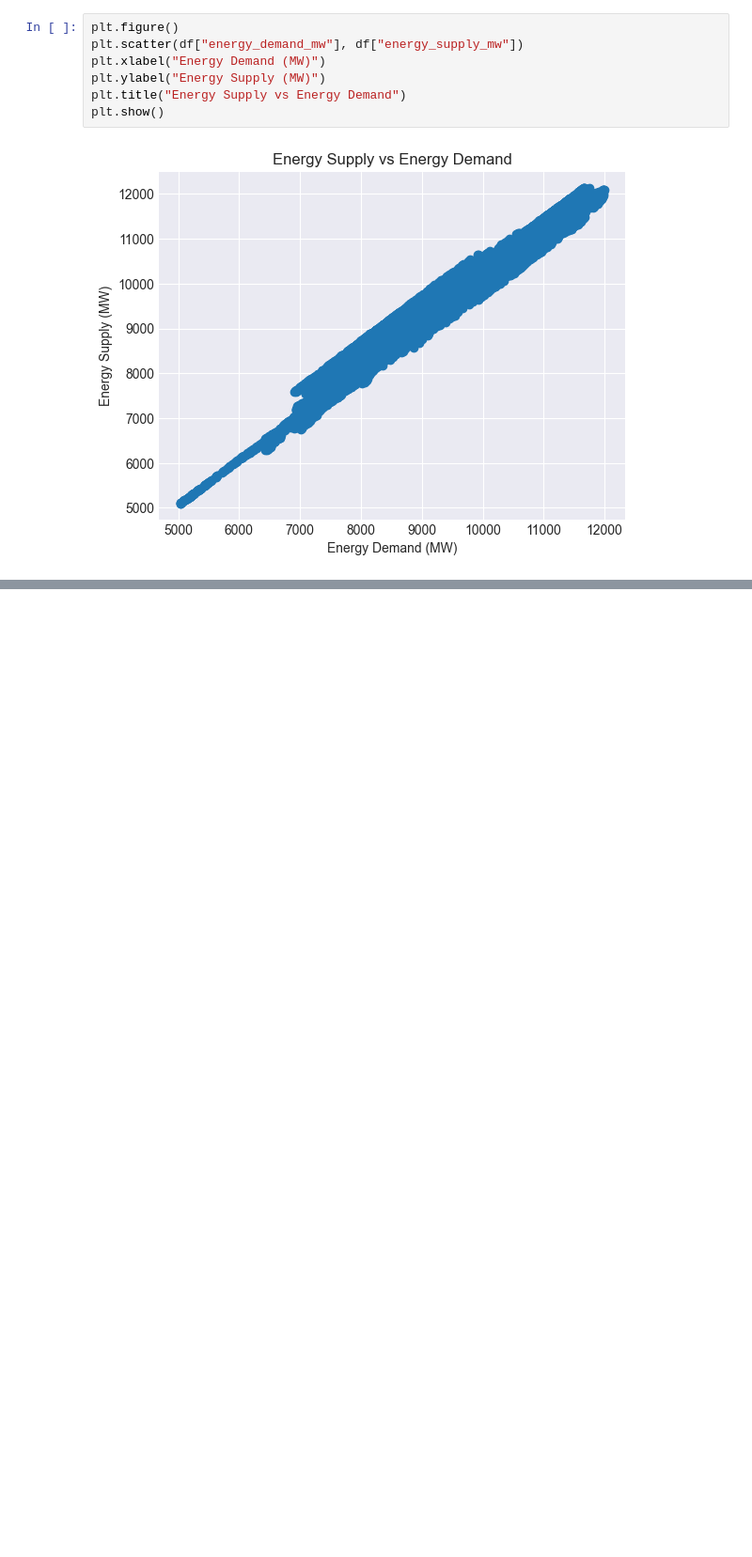
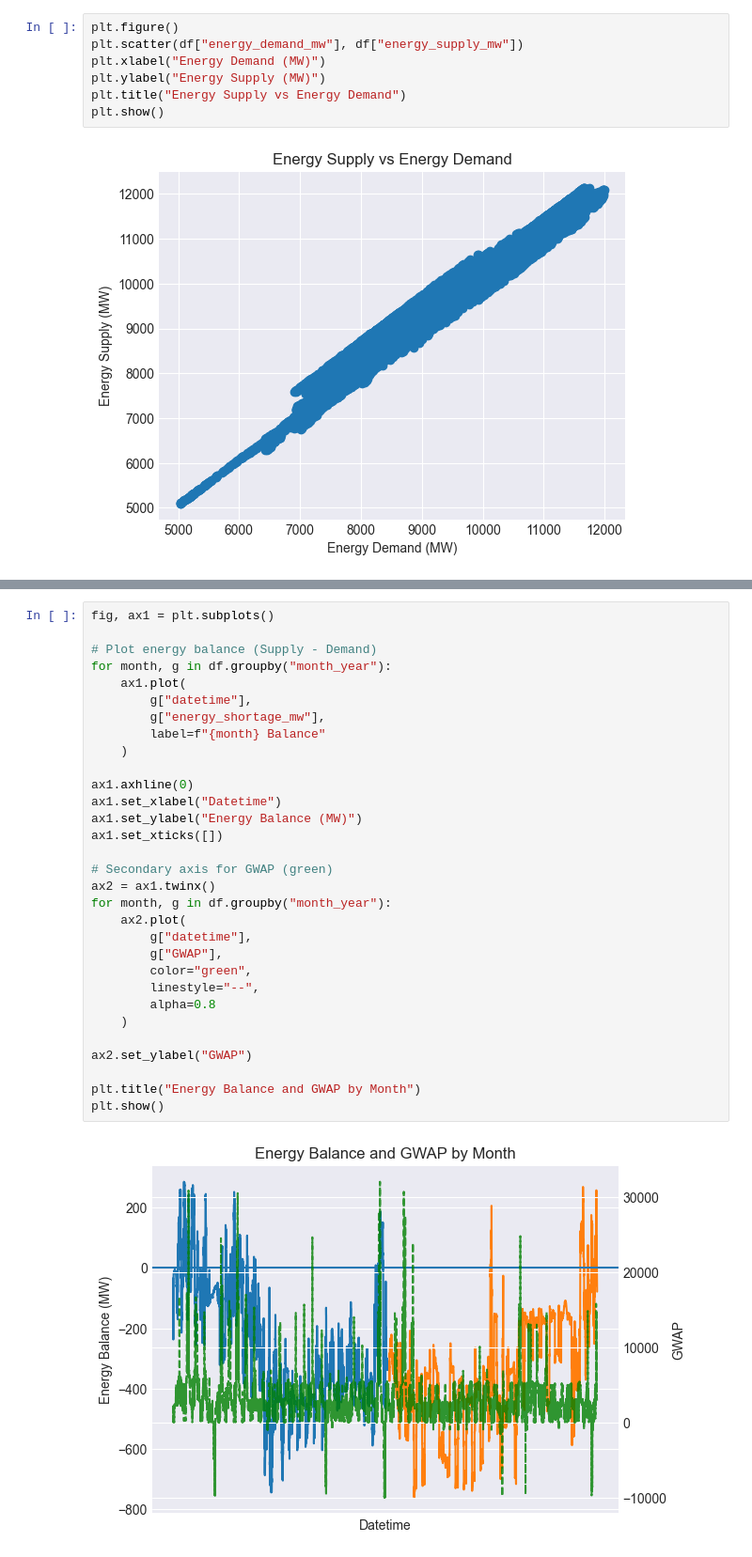
Before and after one commit to haniellejermayn/wesm-price-prediction, a Jupyter notebook: 02_EDA.ipynb, the cells around one changed output, grey strips where cells are left out. Shown at 94% size. Drawn from its saved outputs; the diff is of its cells as text; blank space fills up the shorter version.

```diff
--- a/02_EDA.ipynb
+++ b/02_EDA.ipynb
@@ -320,0 +260,33 @@ Correlation between energy demand and GWAP: 0.451
+# %%
+fig, ax1 = plt.subplots()
+
+# Plot energy balance (Supply - Demand)
+for month, g in df.groupby("month_year"):
+    ax1.plot(
+        g["datetime"],
+        g["energy_shortage_mw"],
+        label=f"{month} Balance"
+    )
+
+ax1.axhline(0)
+ax1.set_xlabel("Datetime")
+ax1.set_ylabel("Energy Balance (MW)")
+ax1.set_xticks([])
+
+# Secondary axis for GWAP (green)
+ax2 = ax1.twinx()
+for month, g in df.groupby("month_year"):
+    ax2.plot(
+        g["datetime"],
+        g["GWAP"],
+        color="green",
+        linestyle="--",
+        alpha=0.8
+    )
+
+ax2.set_ylabel("GWAP")
+
+plt.title("Energy Balance and GWAP by Month")
+plt.show()
+# %% [output]
+[figure, added]
```
Also changed, not shown: parts of 22 cells of this notebook, 1 other file.
